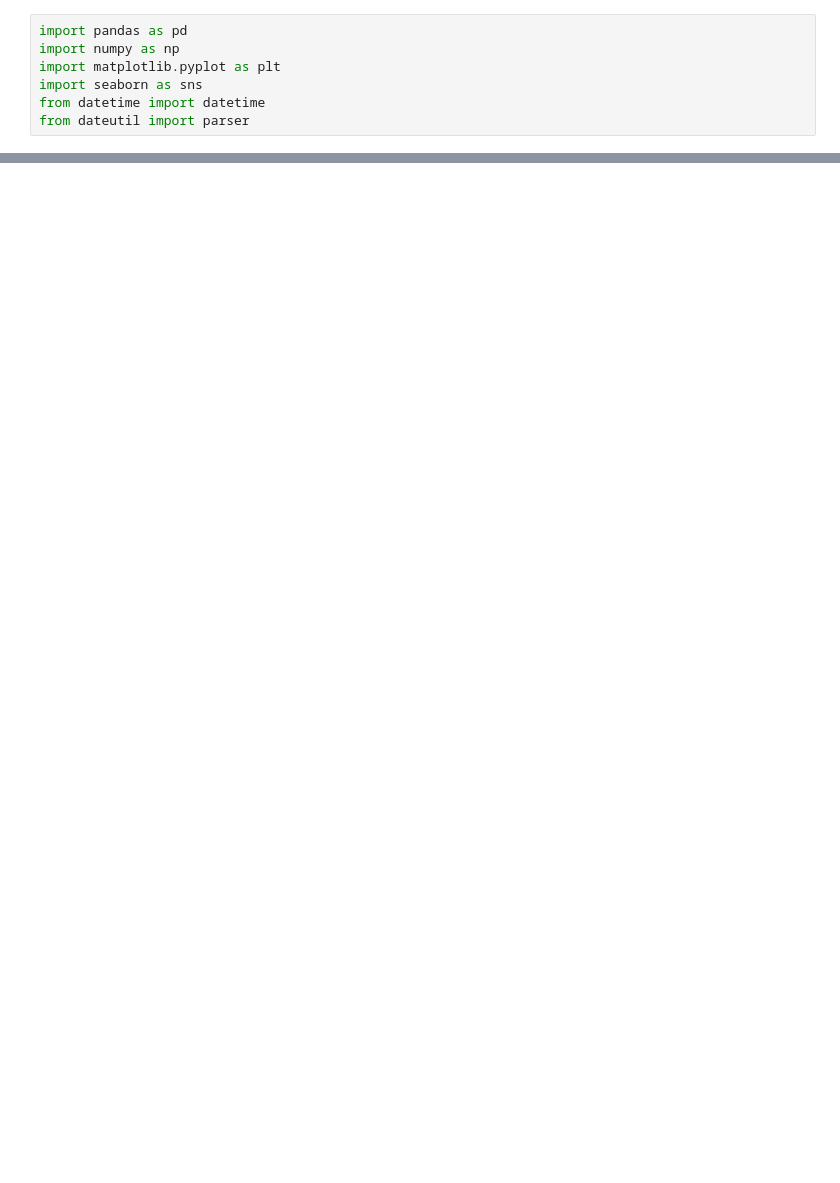
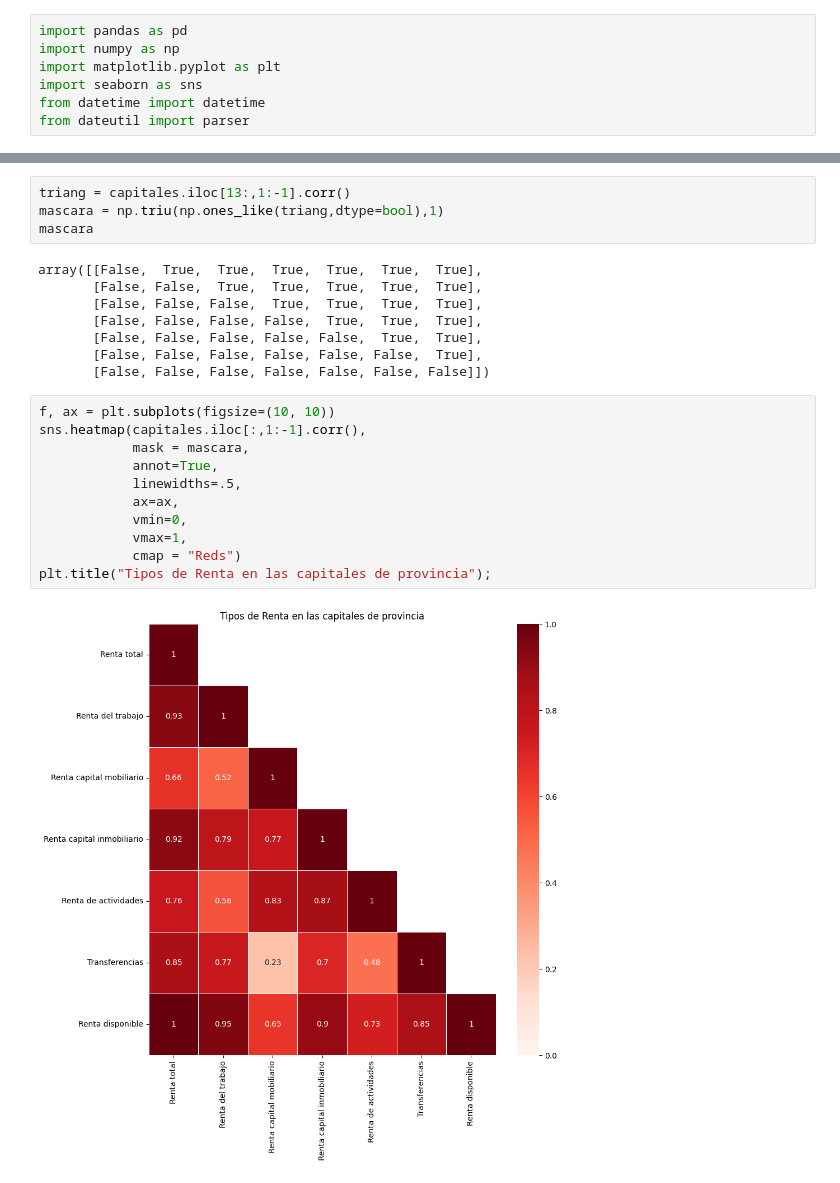
Before and after one commit to PacoFletcher/EDA, a Jupyter notebook: Capitales.ipynb, the cells around one changed output, grey strips where cells are left out. Saved outputs shown, nothing was run; the diff lists cells and outputs as text; blank space fills up the shorter version.

```diff
--- a/Capitales.ipynb
+++ b/Capitales.ipynb
@@ -56,0 +83,25 @@ plt.xticks(rotation = "vertical");
+# %%
+triang = capitales.iloc[13:,1:-1].corr()
+mascara = np.triu(np.ones_like(triang,dtype=bool),1)
+mascara
+# %% [output]
+array([[False,  True,  True,  True,  True,  True,  True],
+       [False, False,  True,  True,  True,  True,  True],
+       [False, False, False,  True,  True,  True,  True],
+       [False, False, False, False,  True,  True,  True],
+       [False, False, False, False, False,  True,  True],
+       [False, False, False, False, False, False,  True],
+       [False, False, False, False, False, False, False]])
+# %%
+f, ax = plt.subplots(figsize=(10, 10))
+sns.heatmap(capitales.iloc[:,1:-1].corr(),
+            mask = mascara,
+            annot=True,
+            linewidths=.5,
+            ax=ax,
+            vmin=0,
+            vmax=1,
+            cmap = "Reds")
+plt.title("Tipos de Renta en las capitales de provincia");
+# %% [output]
+[figure, added]
```
Also changed, not shown: parts of 5 cells of this notebook, 8 other files.
